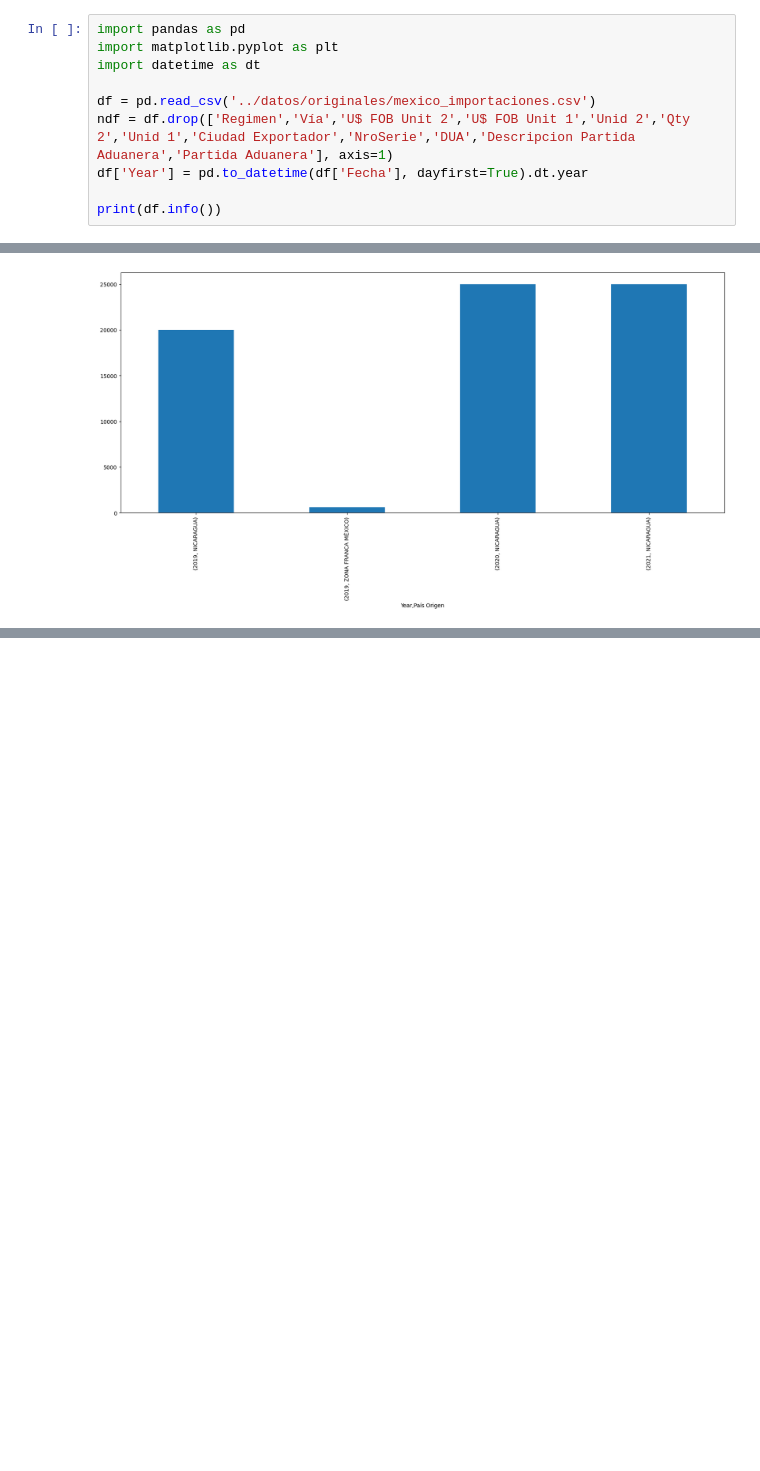
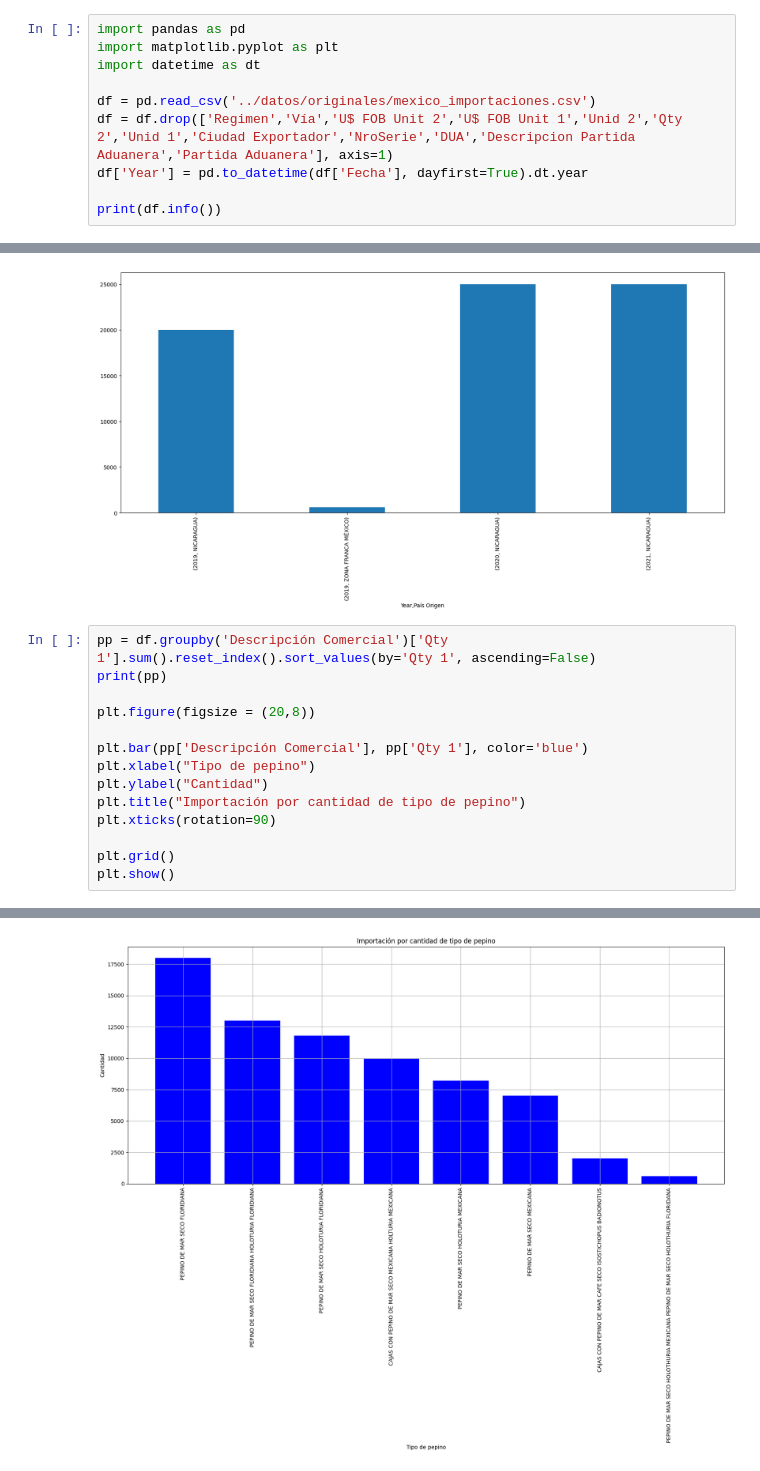
Before and after one commit to flkt-crnpio/analisis-exploratorio-pepino-de-mar, a Jupyter notebook: graficas/mexico-importaciones.ipynb, the cells around one changed output, grey strips where cells are left out. Saved outputs shown, nothing was run; the diff lists cells and outputs as text; blank space fills up the shorter version.

```diff
--- a/graficas/mexico-importaciones.ipynb
+++ b/graficas/mexico-importaciones.ipynb
@@ -4,7 +4,7 @@ import matplotlib.pyplot as plt
 import datetime as dt
 
 df = pd.read_csv('../datos/originales/mexico_importaciones.csv')
-ndf = df.drop(['Regimen','Vía','U$ FOB Unit 2','U$ FOB Unit 1','Unid 2','Qty 2','Unid 1','Ciudad Exportador','NroSerie','DUA','Descripcion Partida Aduanera','Partida Aduanera'], axis=1)
+df = df.drop(['Regimen','Vía','U$ FOB Unit 2','U$ FOB Unit 1','Unid 2','Qty 2','Unid 1','Ciudad Exportador','NroSerie','DUA','Descripcion Partida Aduanera','Partida Aduanera'], axis=1)
 df['Year'] = pd.to_datetime(df['Fecha'], dayfirst=True).dt.year
 
 print(df.info())
@@ -80,3 +80,18 @@ Year  País Origen
 Name: Qty 1, dtype: float64
 <Axes: xlabel='Year,País Origen'>
 [figure]
+# %%
+pp = df.groupby('Descripción Comercial')['Qty 1'].sum().reset_index().sort_values(by='Qty 1', ascending=False)
+print(pp)
+
+plt.figure(figsize = (20,8))
+
+plt.bar(pp['Descripción Comercial'], pp['Qty 1'], color='blue')
+plt.xlabel("Tipo de pepino")
+plt.ylabel("Cantidad")
+plt.title("Importación por cantidad de tipo de pepino")
+plt.xticks(rotation=90)
+
+plt.grid()
+plt.show()
+# %% [output]
@@ -82,0 +107 @@ Name: Qty 1, dtype: float64
+[figure, added]
```
Also changed, not shown: parts of 5 cells of this notebook, 1 other file.
